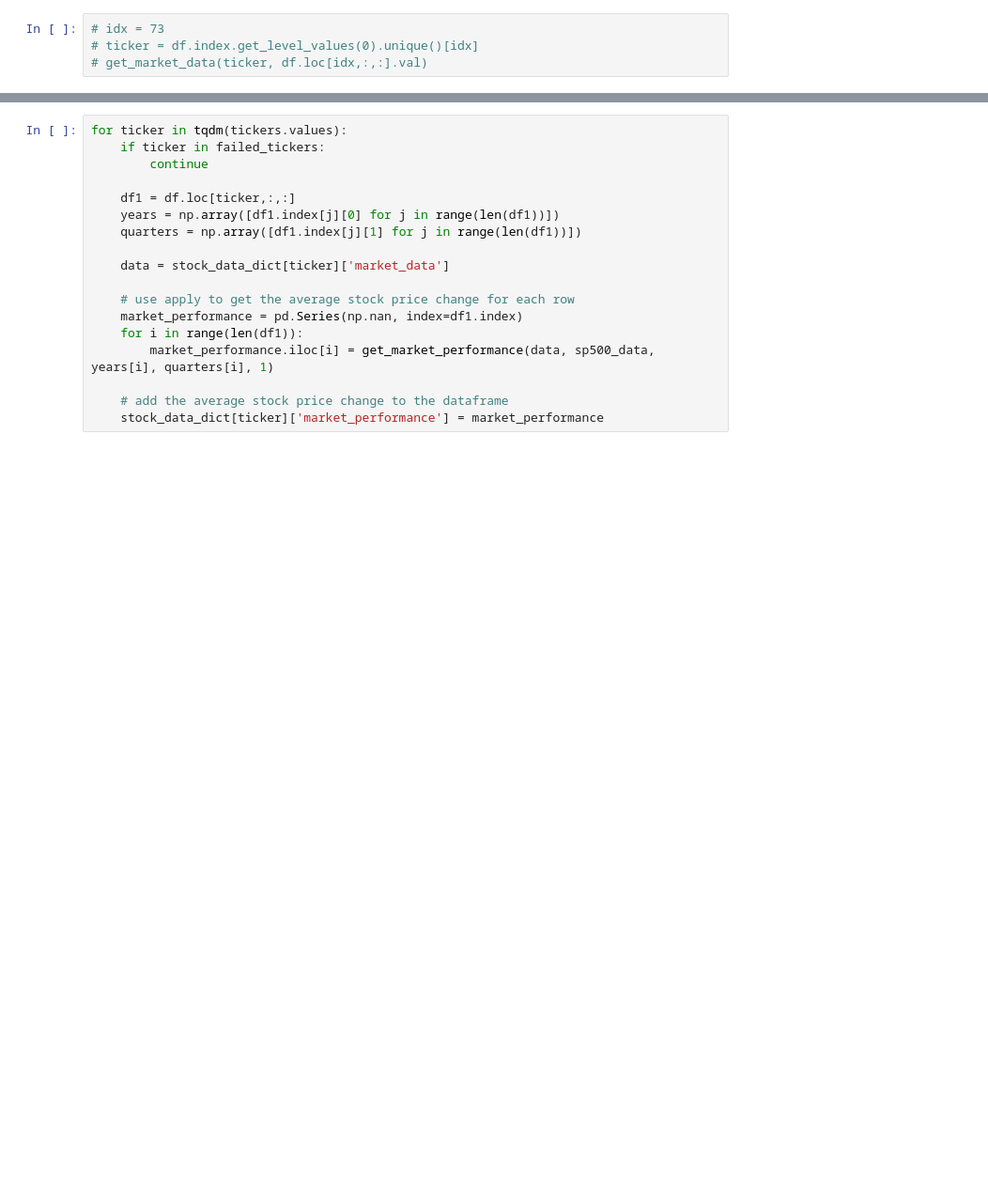
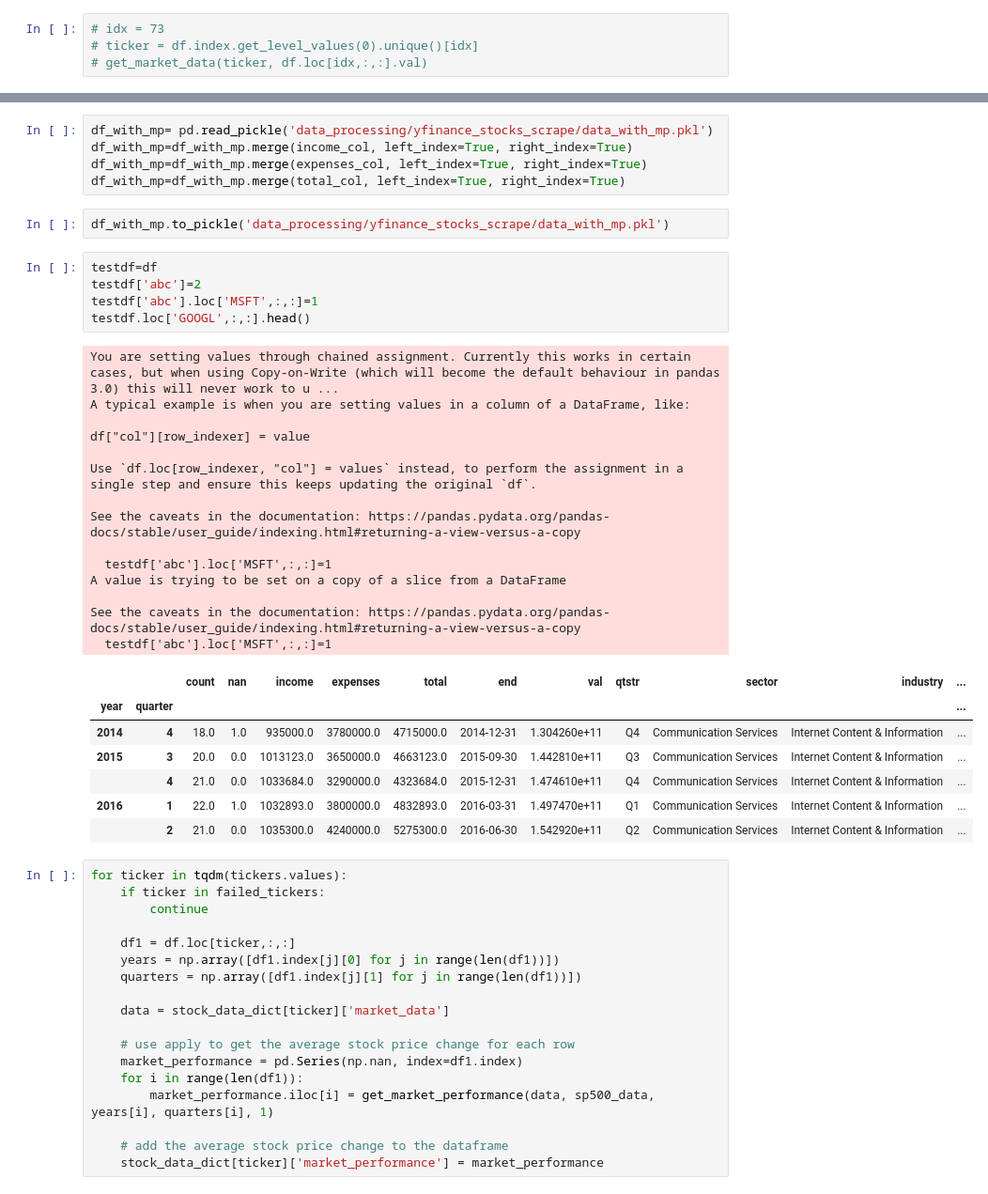
Before and after one commit to edwarddramirez/lobbying-market, a Jupyter notebook: data_processing/yfinance_stocks_scrape/single_ticker_correlation_lda.ipynb, the cells around one changed output, grey strips where cells are left out. Shown at 94% size. Cells and saved outputs as stored; diff of their text form; blank space fills up the shorter version.

```diff
--- a/data_processing/yfinance_stocks_scrape/single_ticker_correlation_lda.ipynb
+++ b/data_processing/yfinance_stocks_scrape/single_ticker_correlation_lda.ipynb
@@ -363,3 +405,37 @@ for ticker in tqdm(tickers.values):
+# %%
+df_with_mp= pd.read_pickle('data_processing/yfinance_stocks_scrape/data_with_mp.pkl')
+df_with_mp=df_with_mp.merge(income_col, left_index=True, right_index=True)
+df_with_mp=df_with_mp.merge(expenses_col, left_index=True, right_index=True)
+df_with_mp=df_with_mp.merge(total_col, left_index=True, right_index=True)
+# %%
+df_with_mp.to_pickle('data_processing/yfinance_stocks_scrape/data_with_mp.pkl')
+# %%
+testdf=df
+testdf['abc']=2
+testdf['abc'].loc['MSFT',:,:]=1
+testdf.loc['GOOGL',:,:].head()
+# %% [output]
+You are setting values through chained assignment. Currently this works in certain cases, but when using Copy-on-Write (which will become the default behaviour in pandas 3.0) this will never work to u ...
+A typical example is when you are setting values in a column of a DataFrame, like:
+
+df["col"][row_indexer] = value
+
+Use `df.loc[row_indexer, "col"] = values` instead, to perform the assignment in a single step and ensure this keeps updating the original `df`.
+
+See the caveats in the documentation: https://pandas.pydata.org/pandas-docs/stable/user_guide/indexing.html#returning-a-view-versus-a-copy
+
+  testdf['abc'].loc['MSFT',:,:]=1
+A value is trying to be set on a copy of a slice from a DataFrame
+
+See the caveats in the documentation: https://pandas.pydata.org/pandas-docs/stable/user_guide/indexing.html#returning-a-view-versus-a-copy
+  testdf['abc'].loc['MSFT',:,:]=1
+|  |  | count | nan | income | expenses | total | end | val | qtstr | sector | industry | ... |
+| year | quarter |  |  |  |  |  |  |  |  |  |  | ... |
+| 2014 | 4 | 18.0 | 1.0 | 935000.0 | 3780000.0 | 4715000.0 | 2014-12-31 | 1.304260e+11 | Q4 | Communication Services | Internet Content & Information | ... |
+| 2015 | 3 | 20.0 | 0.0 | 1013123.0 | 3650000.0 | 4663123.0 | 2015-09-30 | 1.442810e+11 | Q3 | Communication Services | Internet Content & Information | ... |
+|  | 4 | 21.0 | 0.0 | 1033684.0 | 3290000.0 | 4323684.0 | 2015-12-31 | 1.474610e+11 | Q4 | Communication Services | Internet Content & Information | ... |
+| 2016 | 1 | 22.0 | 1.0 | 1032893.0 | 3800000.0 | 4832893.0 | 2016-03-31 | 1.497470e+11 | Q1 | Communication Services | Internet Content & Information | ... |
+|  | 2 | 21.0 | 0.0 | 1035300.0 | 4240000.0 | 5275300.0 | 2016-06-30 | 1.542920e+11 | Q2 | Communication Services | Internet Content & Information | ... |
 # %%
 for ticker in tqdm(tickers.values):
     if ticker in failed_tickers:
```
Also changed, not shown: parts of 9 cells of this notebook, 1 other file.
